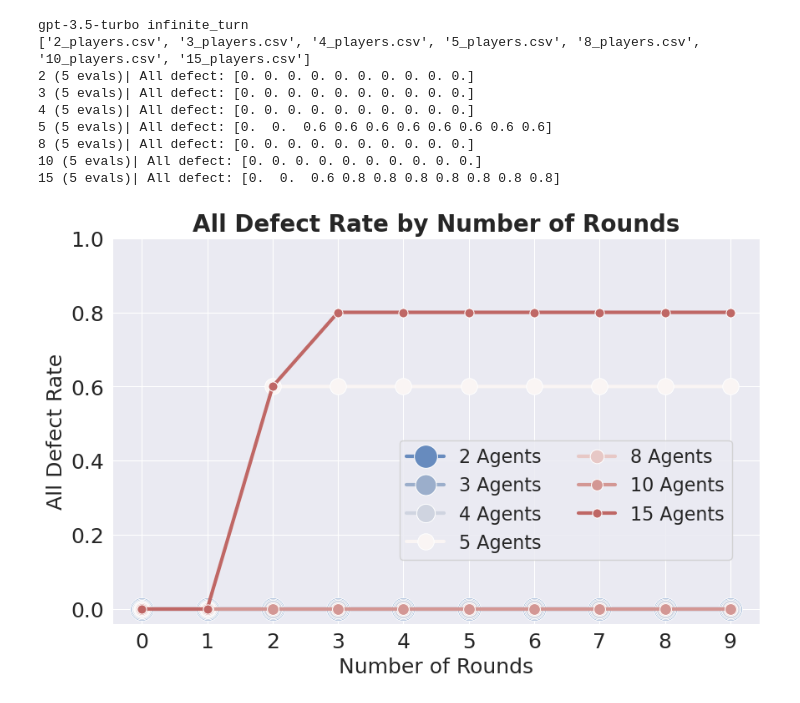
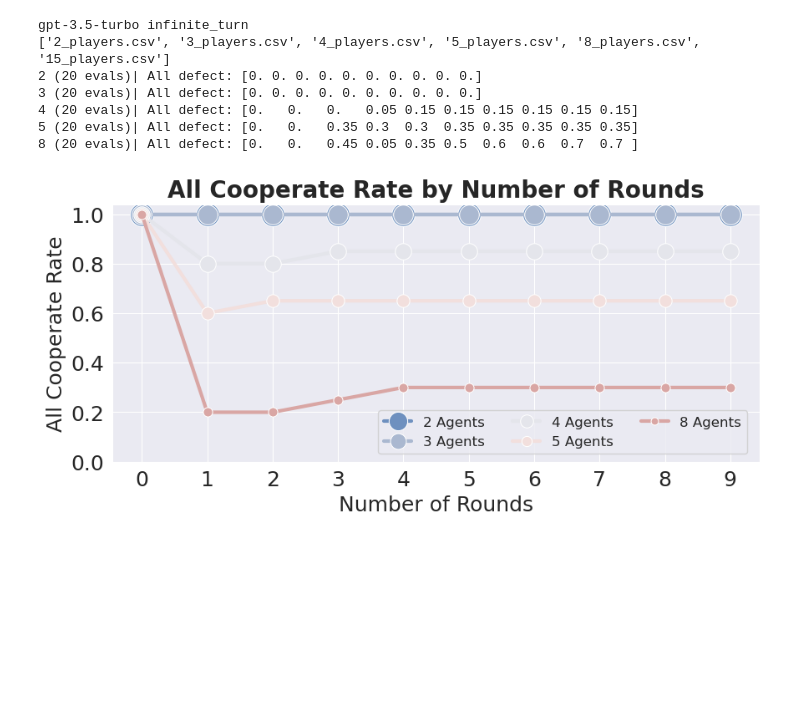
Before and after one commit to ReedZyd/MultiAgentHackathon, a Jupyter notebook: plot_multi.ipynb, the cells around one changed output. Saved outputs shown, nothing was run; the diff lists cells and outputs as text; code cells hidden in the pictures; blank space fills up the shorter version.

```diff
--- a/plot_multi.ipynb
+++ b/plot_multi.ipynb
@@ -28,17 +28,19 @@ all_coops = []
 sns.set_style("darkgrid")
 sns.set_palette("pastel")
 
-plt.figure(figsize=(10, 6))
+plt.figure(figsize=(10, 4))
 
 colors = sns.color_palette("vlag", n_colors=len(all_n_players))
 
 
-linesizes = - np.arange(len(all_n_players))*2  +20
+linesizes = - np.arange(len(all_n_players))*3  + 20
 # sns.palplot(colors)
 
 
 
 for n_player, exp, color, linesize in zip(all_n_players, all_exps, colors, linesizes):
+    if n_player == all_n_players[-1]:
+        continue
     # Load data
     df = pd.read_csv(os.path.join(root_dir, exp))
 
@@ -83,7 +85,7 @@ for n_player, exp, color, linesize in zip(all_n_players, all_exps, colors, lines
     # print(f'{n_player} ({evaluate_times} evals)| All cooperate: {coop_rates}')
 
     plot_flag = "All_Def"
-    # plot_flag = "All_Coop"
+    plot_flag = "All_Coop"
     if plot_flag != "All_Def":
         # # 画第一条线：所有玩家合作
         sns.lineplot(x=list(range(turn_num)), y=coop_rates.tolist(), marker="o", markersize=linesize
@@ -96,45 +98,44 @@ for n_player, exp, color, linesize in zip(all_n_players, all_exps, colors, lines
 
     # print(list(range(turn_num)))
     # print(def_rates)
+# 设置字体大小
+plt.rcParams.update({'font.size': 18})
 # 设置标题和轴标签
 # plt.title("All Coop, All Def vs. Number of Agents")
 plt.xlabel("Number of Rounds")
 if plot_flag == "All_Def":
     plt.ylabel("All Defect Rate")
     plt.title("All Defect Rate by Number of Rounds", fontsize=20, fontweight='bold')
     if flag == "multiple_turn":
-        plt.legend(loc="upper center",ncol=int (len(all_n_players) / 3), bbox_to_anchor=[0.7, 0.41], fontsize=16)  # 你可以根据需要调整图例的位置
+        plt.legend(loc="upper center",ncol=int (len(all_n_players) / 3), bbox_to_anchor=[0.7, 0.41], fontsize=14, markerscale=0.75)  # 你可以根据需要调整图例的位置
     else:
-        plt.legend(loc="upper center",ncol=int (len(all_n_players) / 3), bbox_to_anchor=[0.7, 0.5], fontsize=16)  # 你可以根据需要调整图例的位置
+        plt.legend(loc="upper center",ncol=int (len(all_n_players) / 3), bbox_to_anchor=[0.75, 0.55], fontsize=14, markerscale=0.75)  # 你可以根据需要调整图例的位置
 
 else:
     if flag == "multiple_turn":
-        plt.legend(loc="center left",ncol=2, bbox_to_anchor=[1, 0.7])  # 你可以根据需要调整图例的位置
+        plt.legend(loc="center left",ncol=2, bbox_to_anchor=[1, 0.7], fontsize=14, markerscale=0.75)  # 你可以根据需要调整图例的位置
     else:
-        plt.legend(loc="center left",ncol=2, bbox_to_anchor=[0.4, 0.7])  # 你可以根据需要调整图例的位置
+        plt.legend(loc="center left",ncol=3, bbox_to_anchor=[0.4, 0.115], fontsize=12, markerscale=0.8)# 你可以根据需要调整图例的位置
     plt.ylabel("All Cooperate Rate")
     plt.title("All Cooperate Rate by Number of Rounds", fontsize=20, fontweight='bold')
 
 plt.xticks(list(range(turn_num)))  # 设置x轴的刻度为agent的数量
 plt.yticks(np.arange(0, 1.2, 0.2))  # 设置y轴的刻度为0.1的倍数
 
-# 设置字体大小
-plt.rcParams.update({'font.size': 18})
+
 
 # 保存图形为PNG文件
 plt.savefig(f"figs/{flag}/{GPT_VERSION}/{plot_flag}_vs_agents_{evaluate_times}eval.png", dpi=300, bbox_inches='tight')
 
 
 # 显示图形
 plt.show()
 # %% [output]
 gpt-3.5-turbo infinite_turn
-['2_players.csv', '3_players.csv', '4_players.csv', '5_players.csv', '8_players.csv', '10_players.csv', '15_players.csv']
-2 (5 evals)| All defect: [0. 0. 0. 0. 0. 0. 0. 0. 0. 0.]
-3 (5 evals)| All defect: [0. 0. 0. 0. 0. 0. 0. 0. 0. 0.]
-4 (5 evals)| All defect: [0. 0. 0. 0. 0. 0. 0. 0. 0. 0.]
-5 (5 evals)| All defect: [0.  0.  0.6 0.6 0.6 0.6 0.6 0.6 0.6 0.6]
-8 (5 evals)| All defect: [0. 0. 0. 0. 0. 0. 0. 0. 0. 0.]
-10 (5 evals)| All defect: [0. 0. 0. 0. 0. 0. 0. 0. 0. 0.]
-15 (5 evals)| All defect: [0.  0.  0.6 0.8 0.8 0.8 0.8 0.8 0.8 0.8]
+['2_players.csv', '3_players.csv', '4_players.csv', '5_players.csv', '8_players.csv', '15_players.csv']
+2 (20 evals)| All defect: [0. 0. 0. 0. 0. 0. 0. 0. 0. 0.]
+3 (20 evals)| All defect: [0. 0. 0. 0. 0. 0. 0. 0. 0. 0.]
+4 (20 evals)| All defect: [0.   0.   0.   0.05 0.15 0.15 0.15 0.15 0.15 0.15]
+5 (20 evals)| All defect: [0.   0.   0.35 0.3  0.3  0.35 0.35 0.35 0.35 0.35]
+8 (20 evals)| All defect: [0.   0.   0.45 0.05 0.35 0.5  0.6  0.6  0.7  0.7 ]
-[figure, old version]
+[figure, new version]
```
Also changed, not shown: 38 other files.
